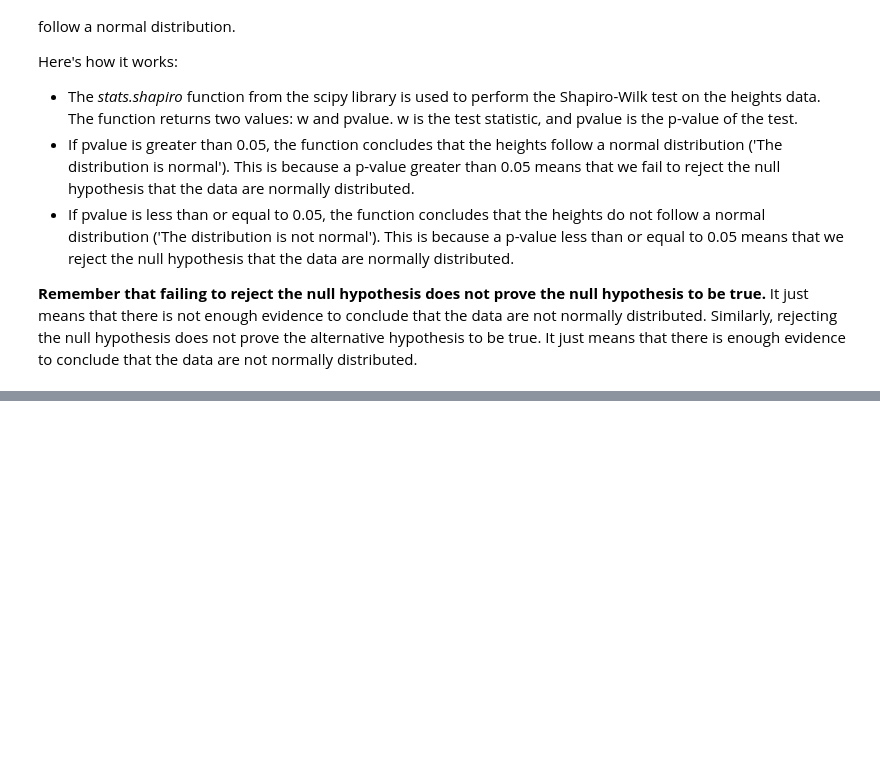
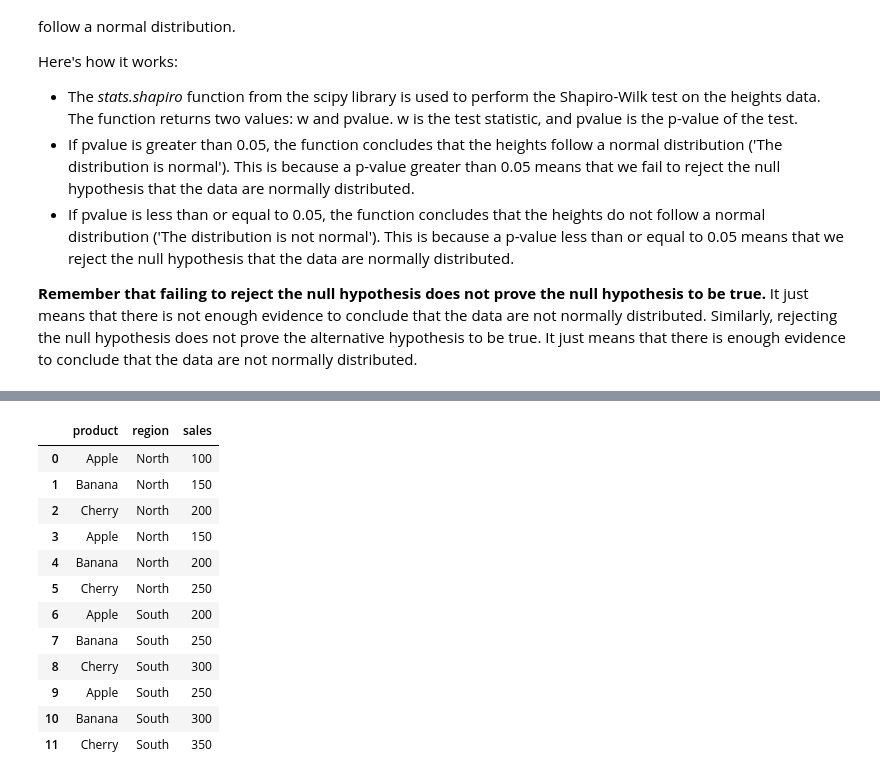
Before and after one commit to danmarino1/data_science_practice, a Jupyter notebook: python_generated_questions.ipynb, the cells around one changed output, grey strips where cells are left out. Cells and saved outputs as stored; diff of their text form; code cells hidden in the pictures; blank space fills up the shorter version.

```diff
--- a/python_generated_questions.ipynb
+++ b/python_generated_questions.ipynb
@@ -1217,0 +1264,15 @@ Here's how it works:
+# %%
+data = [
+    {"product": "Apple", "region": "North", "sales": 100},
+    {"product": "Banana", "region": "North", "sales": 150},
+    {"product": "Cherry", "region": "North", "sales": 200},
+    {"product": "Apple", "region": "North", "sales": 150},
+    {"product": "Banana", "region": "North", "sales": 200},
+    {"product": "Cherry", "region": "North", "sales": 250},
+    {"product": "Apple", "region": "South", "sales": 200},
+    {"product": "Banana", "region": "South", "sales": 250},
+    {"product": "Cherry", "region": "South", "sales": 300},
+    {"product": "Apple", "region": "South", "sales": 250},
+    {"product": "Banana", "region": "South", "sales": 300},
+    {"product": "Cherry", "region": "South", "sales": 350}
+]
@@ -1217,0 +1281,17 @@ Here's how it works:
+# %%
+sales = pd.DataFrame(data)
+sales
+# %% [output]
+|  | product | region | sales |
+| 0 | Apple | North | 100 |
+| 1 | Banana | North | 150 |
+| 2 | Cherry | North | 200 |
+| 3 | Apple | North | 150 |
+| 4 | Banana | North | 200 |
+| 5 | Cherry | North | 250 |
+| 6 | Apple | South | 200 |
+| 7 | Banana | South | 250 |
+| 8 | Cherry | South | 300 |
+| 9 | Apple | South | 250 |
+| 10 | Banana | South | 300 |
+| 11 | Cherry | South | 350 |
```
Also changed, not shown: parts of 6 cells of this notebook.
